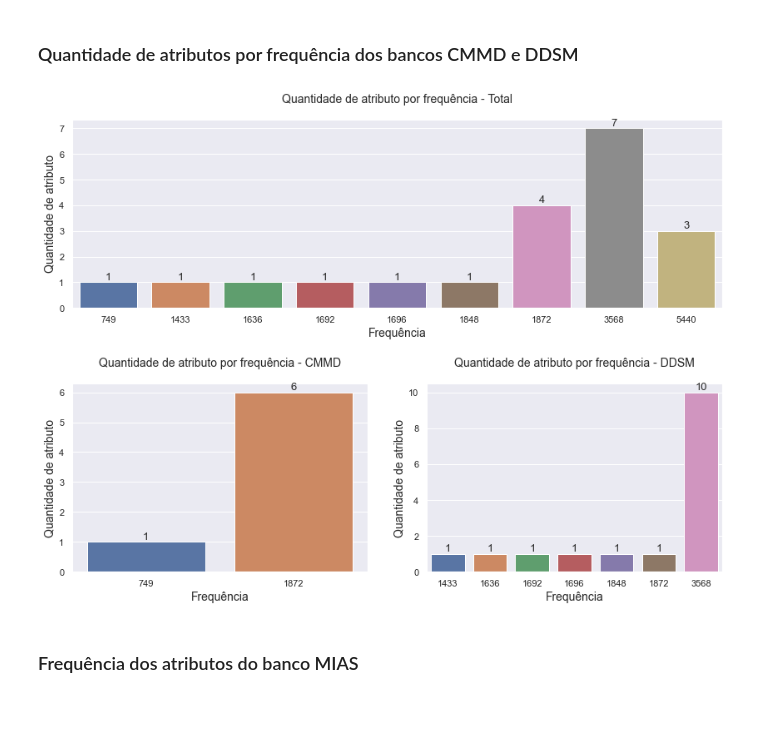
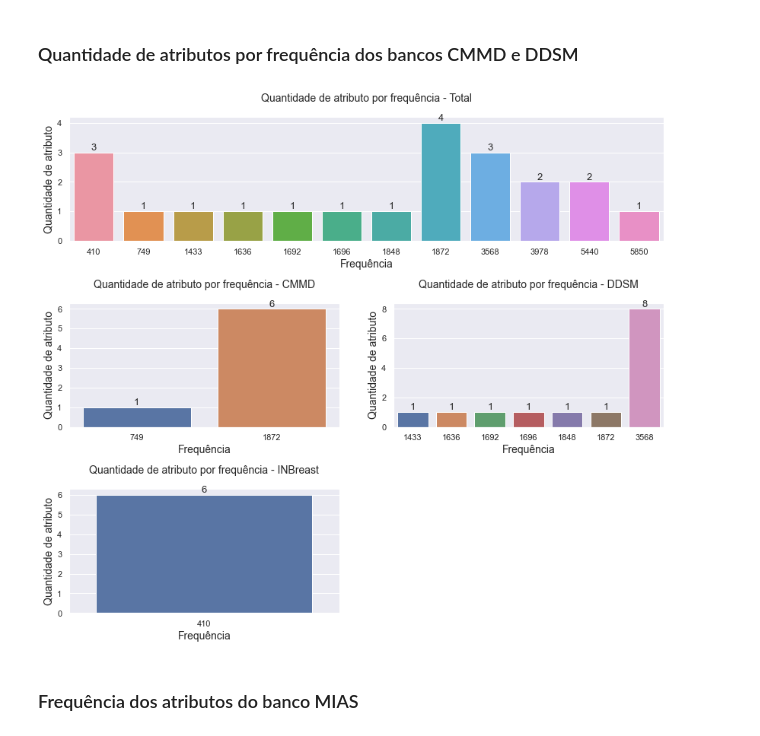
Before and after one commit to matheusssilva991/Radiomica, a Jupyter notebook: src/catalogar_imagens/visualizar_dicionario_mamografia.ipynb, the cells around one changed output. Saved outputs shown, nothing was run; the diff lists cells and outputs as text; code cells hidden in the pictures; blank space fills up the shorter version.

```diff
--- a/src/catalogar_imagens/visualizar_dicionario_mamografia.ipynb
+++ b/src/catalogar_imagens/visualizar_dicionario_mamografia.ipynb
@@ -12,9 +12,9 @@ sns.set()
 # %% [markdown]
 ## Função para Criar os gráficos
 # %%
-def create_bar(full, cmmd, ddsm, label):
-    fig = plt.figure(figsize=(14, 10))
-    gs = fig.add_gridspec(2, 2)
+def create_bar(full, cmmd, ddsm, inbreast,label):
+    fig = plt.figure(figsize=(14, 12))
+    gs = fig.add_gridspec(3, 2)
 
     ax1 = plt.subplot(gs[0, ::])
     ax = sns.barplot(x='frequencia', y=label, ax=ax1, data=full)
@@ -37,7 +37,14 @@ def create_bar(full, cmmd, ddsm, label):
     ax3.set_ylabel(f"Quantidade de {label}", size=14)
     ax3.bar_label(ax.containers[0], fmt="%.01d", size=13, label_type="edge")
 
-    plt.subplots_adjust(wspace=.2, hspace=.4)
+    ax4 = plt.subplot(gs[2, :1:])
+    ax = sns.barplot(x='frequencia', y=label, ax=ax4, data=inbreast)
+    ax4.set_title(f"Quantidade de {label} por frequência - INBreast", size=14, pad=20)
+    ax4.set_xlabel("Frequência", size=14)
+    ax4.set_ylabel(f"Quantidade de {label}", size=14)
+    ax4.bar_label(ax.containers[0], fmt="%.01d", size=13, label_type="edge")
+
+    plt.subplots_adjust(wspace=.2, hspace=.5)
     plt.show()
 # %% [markdown]
 ## Gráfico de tags do cabeçalho
@@ -93,24 +114,27 @@ buscar_tags(df_full, 5770)
 # %% [markdown]
 ### Quantidade de atributos por frequência dos bancos CMMD e DDSM
 # %%
-full_dictionary = load_json("full_dictionary_csv_txt", "../../metadata/dictionary_atributes_csv_txt")
+full_dictionary = load_json("full_dictionary_csv", "../../metadata/dictionary_atributes_csv_txt")
 ddsm_dictionary = load_json("dictionary_csv_DDSM", "../../metadata/dictionary_atributes_csv_txt")
 cmmd_dictionary = load_json("dictionary_csv_CMMD", "../../metadata/dictionary_atributes_csv_txt")
+inbreast_dictionary = load_json("dictionary_csv_INBREAST", "../../metadata/dictionary_atributes_csv_txt")
 mias_dictionary = load_json("dictionary_txt_MIAS", "../../metadata/dictionary_atributes_csv_txt")
 
 df_cmmd = create_df(cmmd_dictionary, 'atributo')
 df_ddsm = create_df(ddsm_dictionary, 'atributo')
+df_inbreast = create_df(inbreast_dictionary, 'atributo')
 df_mias = create_df(mias_dictionary, 'atributo')
 df_full = create_df(full_dictionary, 'atributo')
 
 full = df_full.groupby("frequencia", as_index=False).count()
 ddsm = df_ddsm.groupby("frequencia", as_index=False).count()
 cmmd = df_cmmd.groupby("frequencia", as_index=False).count()
+inbreast = df_inbreast.groupby("frequencia", as_index=False).count()
 mias = df_mias.groupby("frequencia", as_index=False).count()
 
-create_bar(full, cmmd, ddsm, 'atributo')
+create_bar(full, cmmd, ddsm, inbreast, 'atributo')
 # %% [output]
-[figure, old version]
+[figure, new version]
 # %% [markdown]
 ### Frequência dos atributos do banco MIAS
 # %%
```
Also changed, not shown: parts of 8 cells of this notebook, 16 other files.
